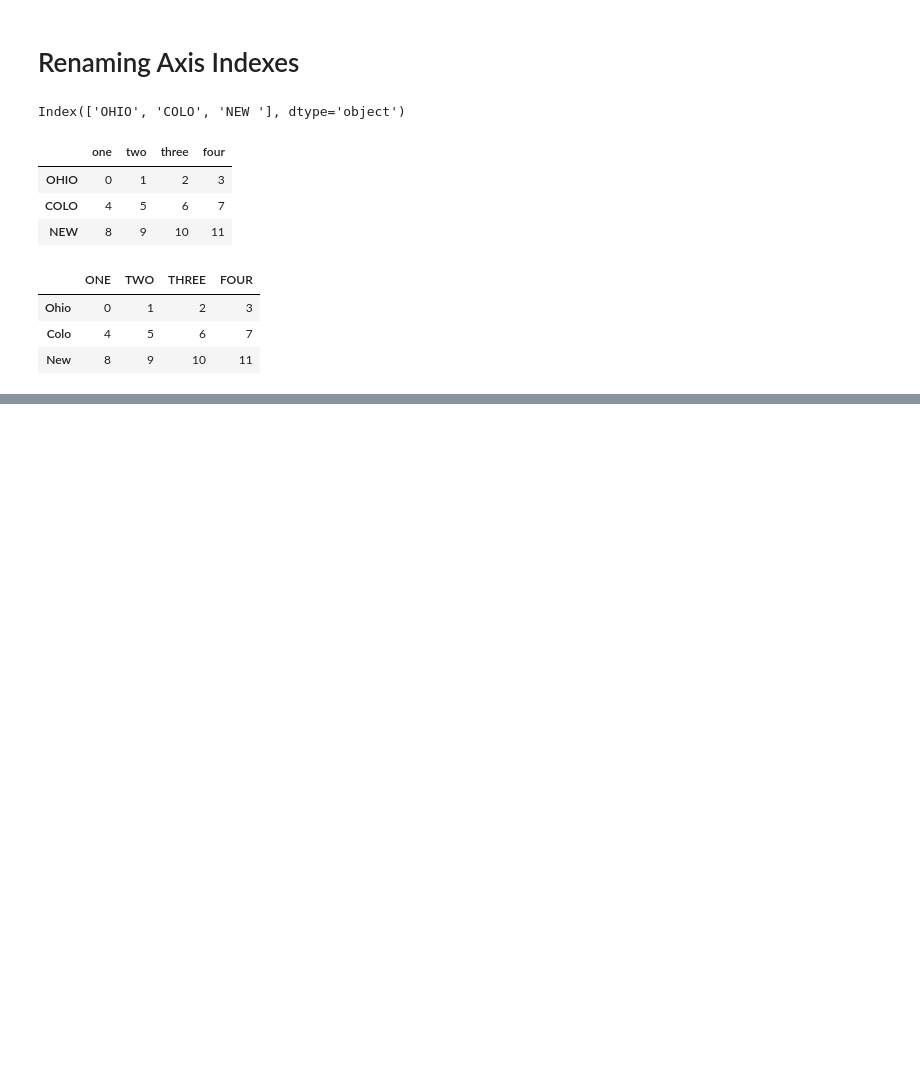
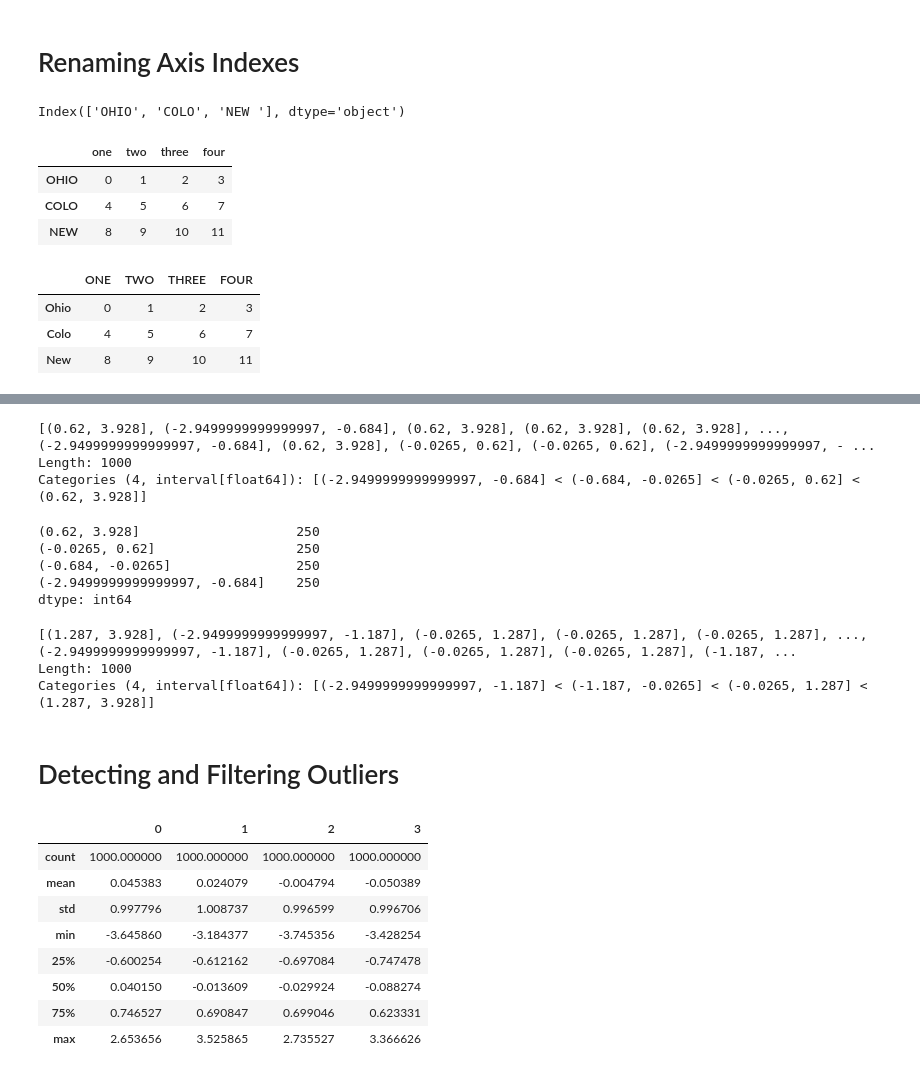
Before and after one commit to Anujangalapalli/data-wrangling-pandas-Anujangalapalli, a Jupyter notebook: Chapter7WorkAlong.ipynb, the cells around one changed output, grey strips where cells are left out. Saved outputs shown, nothing was run; the diff lists cells and outputs as text; code cells hidden in the pictures; blank space fills up the shorter version.

```diff
--- a/Chapter7WorkAlong.ipynb
+++ b/Chapter7WorkAlong.ipynb
@@ -407,0 +516,22 @@ data.rename(index=str.title, columns=str.upper)
+# %%
+cats
+# %% [output]
+[(0.62, 3.928], (-2.9499999999999997, -0.684], (0.62, 3.928], (0.62, 3.928], (0.62, 3.928], ..., (-2.9499999999999997, -0.684], (0.62, 3.928], (-0.0265, 0.62], (-0.0265, 0.62], (-2.9499999999999997, - ...
+Length: 1000
+Categories (4, interval[float64]): [(-2.9499999999999997, -0.684] < (-0.684, -0.0265] < (-0.0265, 0.62] < (0.62, 3.928]]
+# %%
+pd.value_counts(cats)
+# %% [output]
+(0.62, 3.928]                    250
+(-0.0265, 0.62]                  250
+(-0.684, -0.0265]                250
+(-2.9499999999999997, -0.684]    250
+dtype: int64
+# %%
+pd.qcut(data, [0, 0.1, 0.5, 0.9, 1.])
+# %% [output]
+[(1.287, 3.928], (-2.9499999999999997, -1.187], (-0.0265, 1.287], (-0.0265, 1.287], (-0.0265, 1.287], ..., (-2.9499999999999997, -1.187], (-0.0265, 1.287], (-0.0265, 1.287], (-0.0265, 1.287], (-1.187, ...
+Length: 1000
+Categories (4, interval[float64]): [(-2.9499999999999997, -1.187] < (-1.187, -0.0265] < (-0.0265, 1.287] < (1.287, 3.928]]
+# %% [markdown]
+# Detecting and Filtering Outliers
@@ -407,0 +540,12 @@ data.rename(index=str.title, columns=str.upper)
+# %%
+data.describe()
+# %% [output]
+|  | 0 | 1 | 2 | 3 |
+| count | 1000.000000 | 1000.000000 | 1000.000000 | 1000.000000 |
+| mean | 0.045383 | 0.024079 | -0.004794 | -0.050389 |
+| std | 0.997796 | 1.008737 | 0.996599 | 0.996706 |
+| min | -3.645860 | -3.184377 | -3.745356 | -3.428254 |
+| 25% | -0.600254 | -0.612162 | -0.697084 | -0.747478 |
+| 50% | 0.040150 | -0.013609 | -0.029924 | -0.088274 |
+| 75% | 0.746527 | 0.690847 | 0.699046 | 0.623331 |
+| max | 2.653656 | 3.525865 | 2.735527 | 3.366626 |
```
Also changed, not shown: parts of 112 cells of this notebook.
